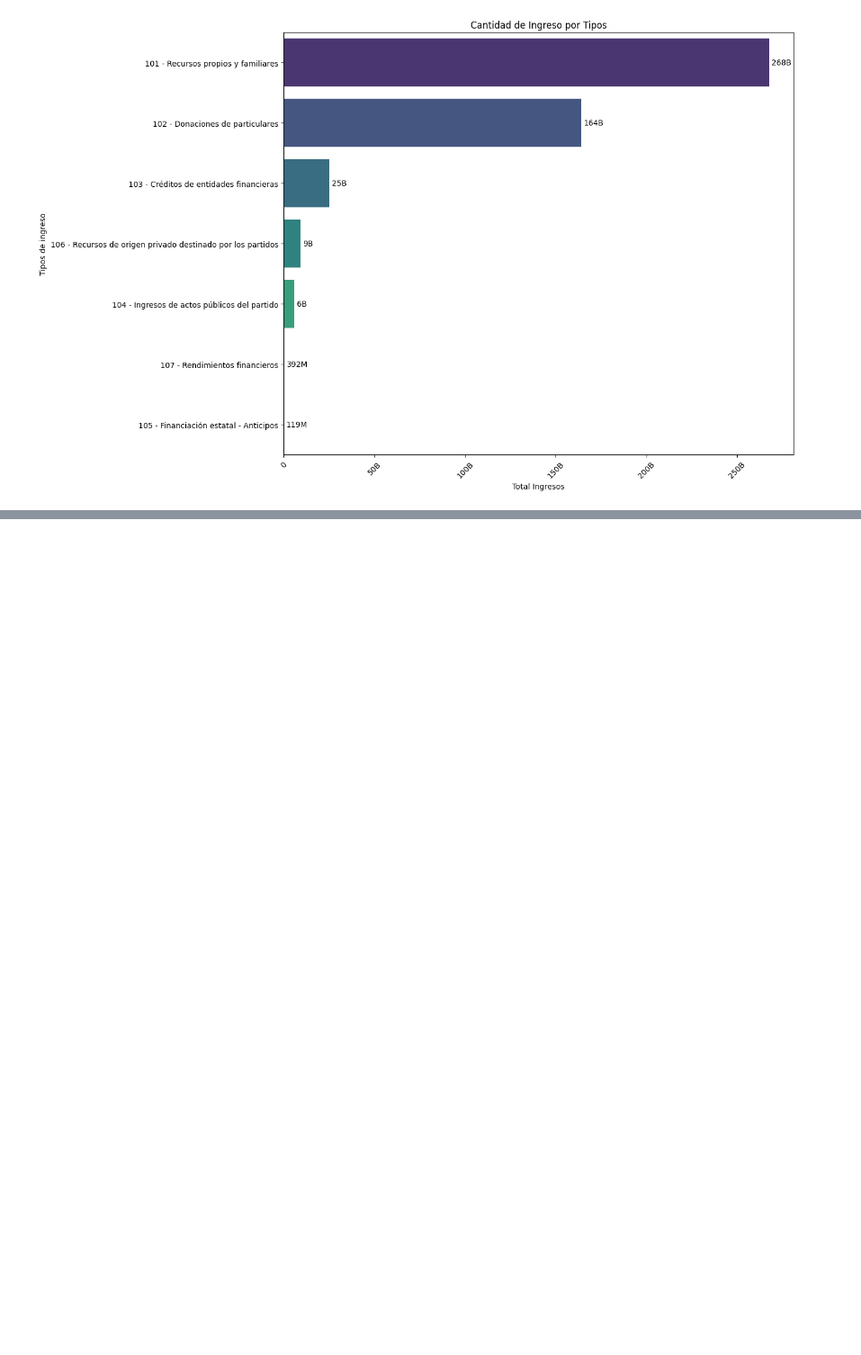
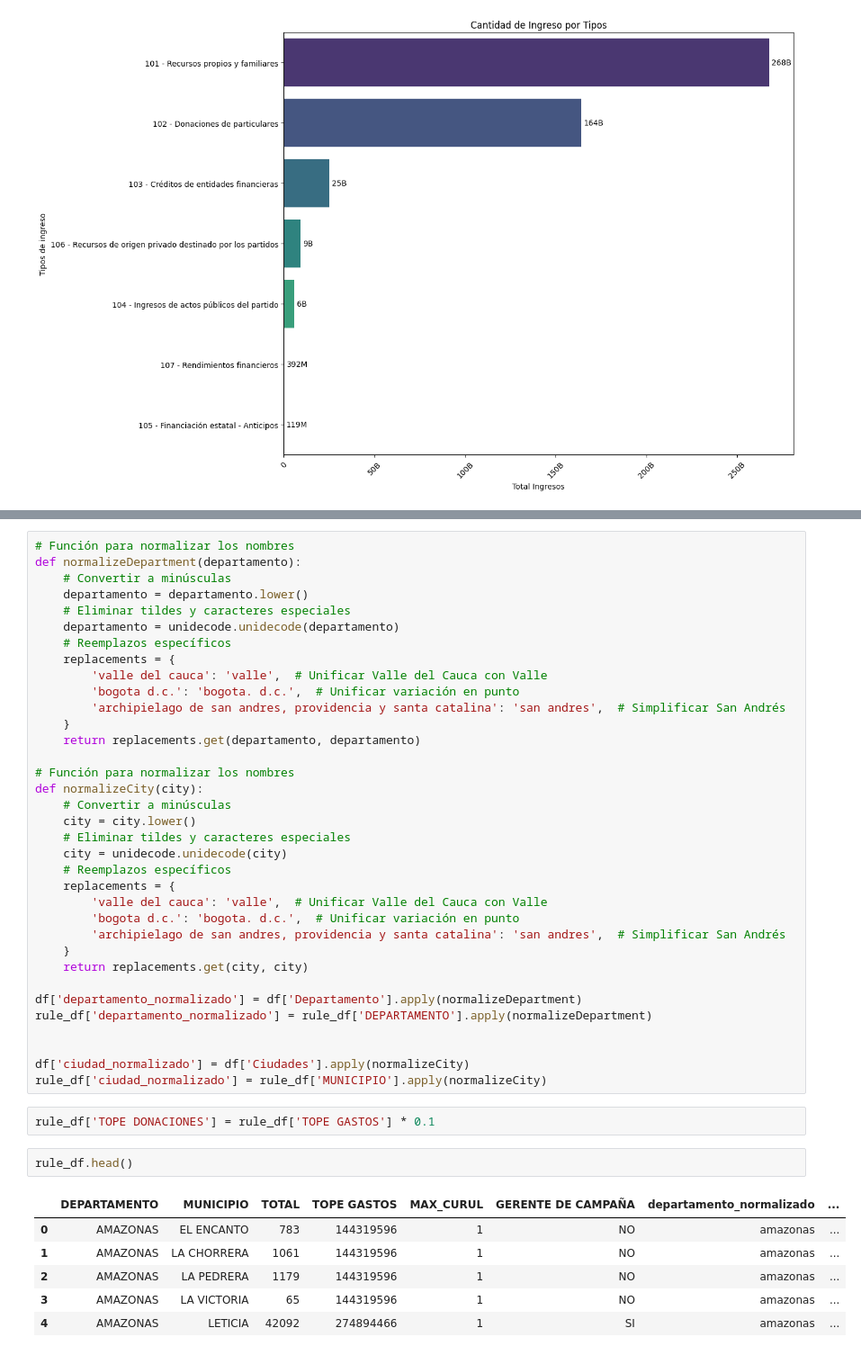
Before and after one commit to SergioOteroxD/data-pa-la-democracia, a Jupyter notebook: main.ipynb, the cells around one changed output, grey strips where cells are left out. Shown: that part at 90% size. Saved outputs shown, nothing was run; the diff lists cells and outputs as text; blank space fills up the shorter version.

```diff
--- a/main.ipynb
+++ b/main.ipynb
@@ -732,0 +770,46 @@ plt.show()
+# %%
+# Función para normalizar los nombres
+def normalizeDepartment(departamento):
+    # Convertir a minúsculas
+    departamento = departamento.lower()
+    # Eliminar tildes y caracteres especiales
+    departamento = unidecode.unidecode(departamento)
+    # Reemplazos específicos
+    replacements = {
+        'valle del cauca': 'valle',  # Unificar Valle del Cauca con Valle
+        'bogota d.c.': 'bogota. d.c.',  # Unificar variación en punto
+        'archipielago de san andres, providencia y santa catalina': 'san andres',  # Simplificar San Andrés
+    }
+    return replacements.get(departamento, departamento)
+
+# Función para normalizar los nombres
+def normalizeCity(city):
+    # Convertir a minúsculas
+    city = city.lower()
+    # Eliminar tildes y caracteres especiales
+    city = unidecode.unidecode(city)
+    # Reemplazos específicos
+    replacements = {
+        'valle del cauca': 'valle',  # Unificar Valle del Cauca con Valle
+        'bogota d.c.': 'bogota. d.c.',  # Unificar variación en punto
+        'archipielago de san andres, providencia y santa catalina': 'san andres',  # Simplificar San Andrés
+    }
+    return replacements.get(city, city)
+
+df['departamento_normalizado'] = df['Departamento'].apply(normalizeDepartment)
+rule_df['departamento_normalizado'] = rule_df['DEPARTAMENTO'].apply(normalizeDepartment)
+
+
+df['ciudad_normalizado'] = df['Ciudades'].apply(normalizeCity)
+rule_df['ciudad_normalizado'] = rule_df['MUNICIPIO'].apply(normalizeCity)
+# %%
+rule_df['TOPE DONACIONES'] = rule_df['TOPE GASTOS'] * 0.1
+# %%
+rule_df.head()
+# %% [output]
+|  | DEPARTAMENTO | MUNICIPIO | TOTAL | TOPE GASTOS | MAX_CURUL | GERENTE DE CAMPAÑA | departamento_normalizado | ... |
+| 0 | AMAZONAS | EL ENCANTO | 783 | 144319596 | 1 | NO | amazonas | ... |
+| 1 | AMAZONAS | LA CHORRERA | 1061 | 144319596 | 1 | NO | amazonas | ... |
+| 2 | AMAZONAS | LA PEDRERA | 1179 | 144319596 | 1 | NO | amazonas | ... |
+| 3 | AMAZONAS | LA VICTORIA | 65 | 144319596 | 1 | NO | amazonas | ... |
+| 4 | AMAZONAS | LETICIA | 42092 | 274894466 | 1 | SI | amazonas | ... |
```
Also changed, not shown: parts of 23 cells of this notebook, 10 other files.
